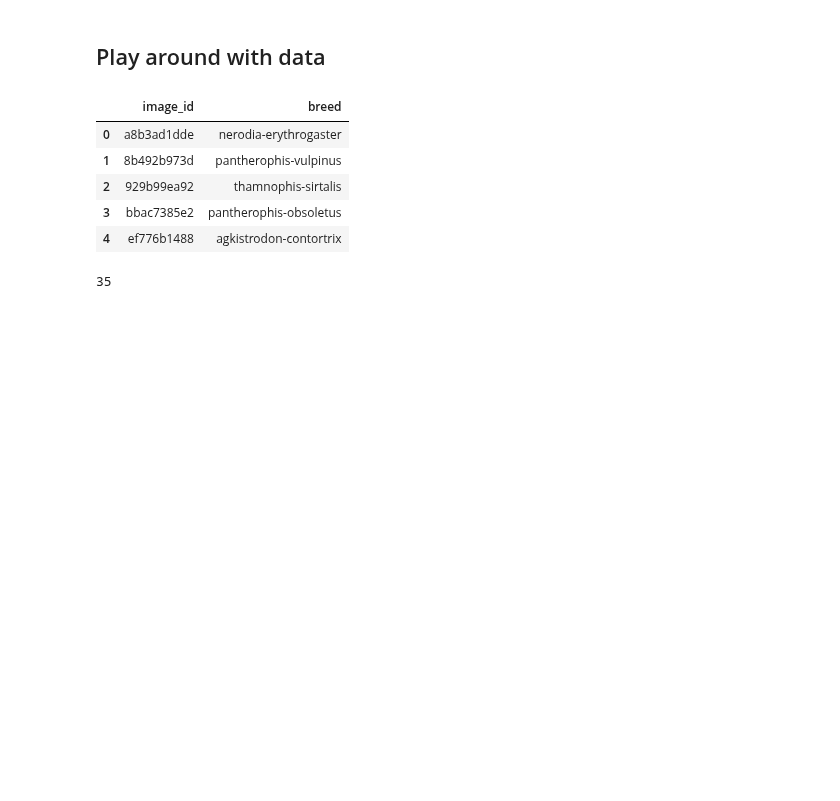
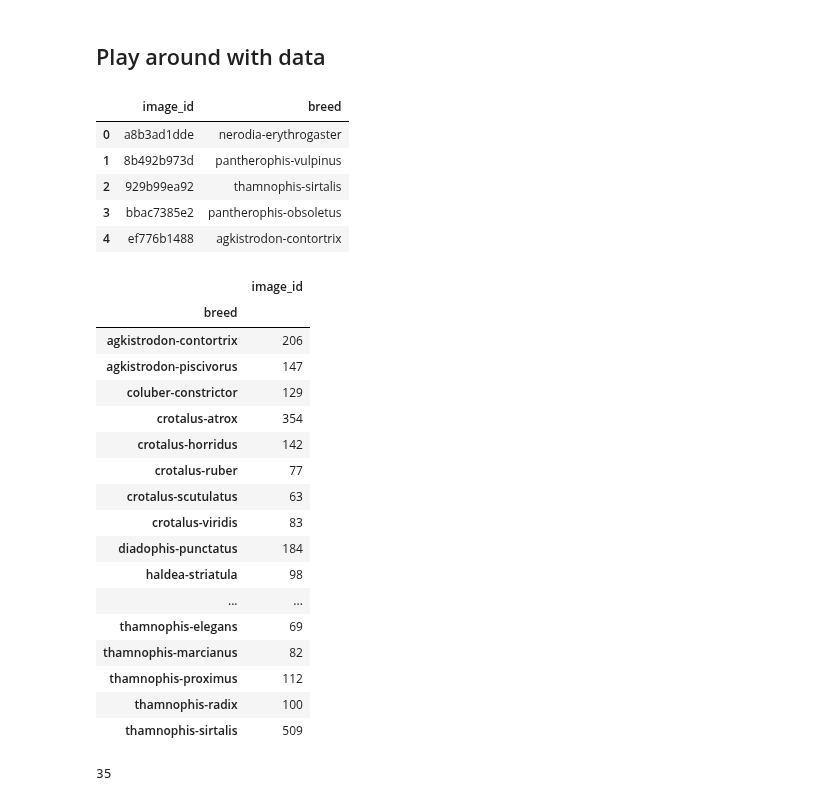
Before and after one commit to harshraj22/DeepLearning, a Jupyter notebook: submissions/HackerEarth: [Snake In The Hood]/hackerearths_snakes_in_the_hood.ipynb, the cells around one changed output. Cells and saved outputs as stored; diff of their text form; code cells hidden in the pictures; blank space fills up the shorter version.

```diff
--- a/submissions/HackerEarth: [Snake In The Hood]/hackerearths_snakes_in_the_hood.ipynb
+++ b/submissions/HackerEarth: [Snake In The Hood]/hackerearths_snakes_in_the_hood.ipynb
@@ -72,6 +72,27 @@ df.head()
 | 2 | 929b99ea92 | thamnophis-sirtalis |
 | 3 | bbac7385e2 | pantherophis-obsoletus |
 | 4 | ef776b1488 | agkistrodon-contortrix |
+# %%
+df.groupby('breed').count()
+# %% [output]
+|  | image_id |
+| breed |  |
+| agkistrodon-contortrix | 206 |
+| agkistrodon-piscivorus | 147 |
+| coluber-constrictor | 129 |
+| crotalus-atrox | 354 |
+| crotalus-horridus | 142 |
+| crotalus-ruber | 77 |
+| crotalus-scutulatus | 63 |
+| crotalus-viridis | 83 |
+| diadophis-punctatus | 184 |
+| haldea-striatula | 98 |
+| ... | ... |
+| thamnophis-elegans | 69 |
+| thamnophis-marcianus | 82 |
+| thamnophis-proximus | 112 |
+| thamnophis-radix | 100 |
+| thamnophis-sirtalis | 509 |
 # %%
 # number of unique breeds
 
```
